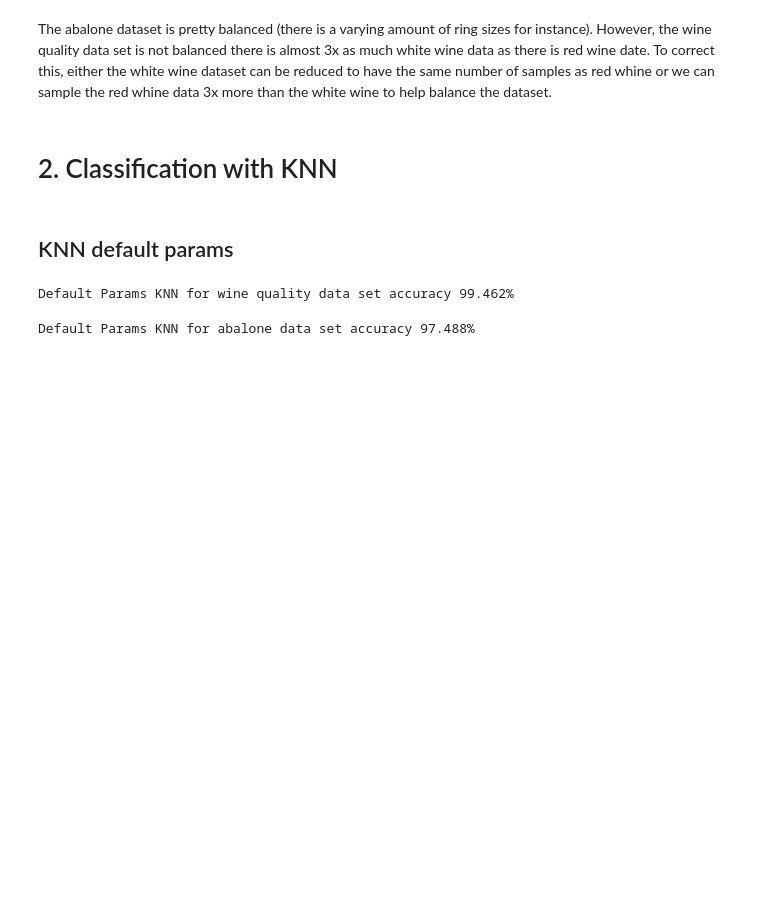
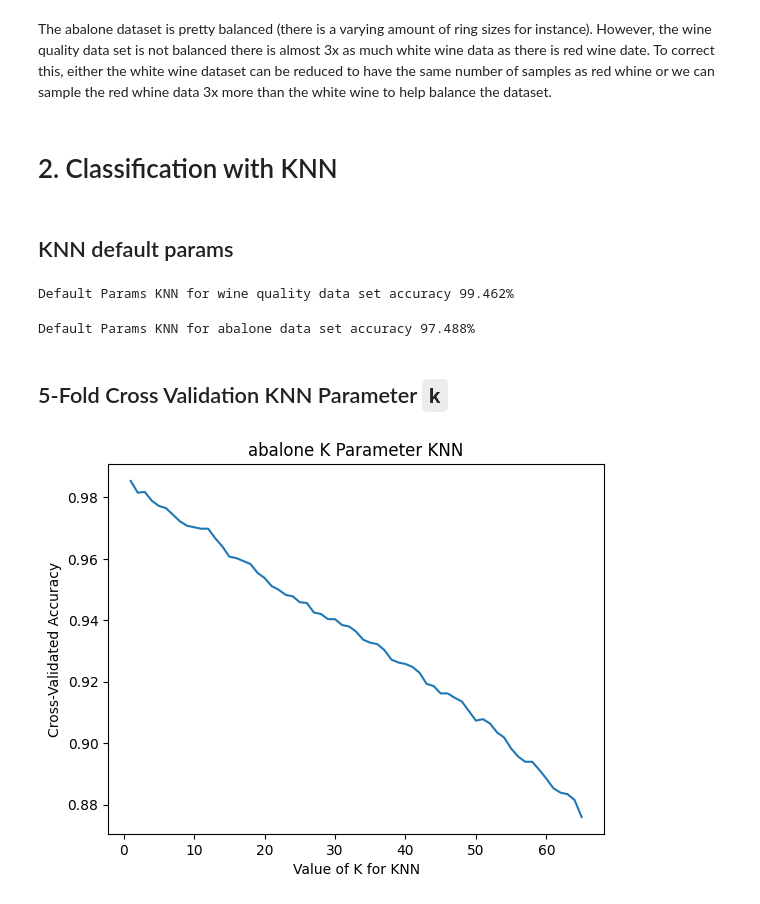
Before and after one commit to niiquaye/ECE457B, a Jupyter notebook: W25-asg1/assignment.ipynb, the cells around one changed output. Drawn from its saved outputs; the diff is of its cells as text; code cells hidden in the pictures; blank space fills up the shorter version.

Commit message:
KNN cross validation

```diff
--- a/W25-asg1/assignment.ipynb
+++ b/W25-asg1/assignment.ipynb
@@ -239,3 +241,25 @@ pred_abalone = knn_abalone.predict(X_abalone_test)
 print(f"Default Params KNN for abalone data set accuracy {round(accuracy_score(pred_abalone,y_abalone_test)*100,3)}%")
 # %% [output]
 Default Params KNN for abalone data set accuracy 97.488%
+# %% [markdown]
+## 5-Fold Cross Validation KNN Parameter `k`
+# %%
+def tune_k_hyperparamater_cross_validation(X, y, dataset_name, folds=5, scoring='accuracy'):
+    # choose k between 1 to sqrt(number of data points)
+    k_range = range(1, round(len(y)**(1/2))+1)
+    k_scores = []
+    # use iteration to caclulator different k in models, then return the average accuracy based on the cross validation
+    for k in k_range:
+        knn = KNeighborsClassifier(n_neighbors=k)
+        scores = cross_val_score(knn, X, y, cv=folds, scoring=scoring)
+        k_scores.append(scores.mean())
+    # plot to see clearly
+    plt.plot(k_range, k_scores)
+    plt.title(f"{dataset_name} K Parameter KNN")
+    plt.xlabel('Value of K for KNN')
+    plt.ylabel('Cross-Validated Accuracy')
+    plt.show()
+# %%
+tune_k_hyperparamater_cross_validation(X_abalone, y_abalone, "abalone")
+# %% [output]
+[figure, added]
```
Also changed, not shown: parts of 9 cells of this notebook, 1 other file.
